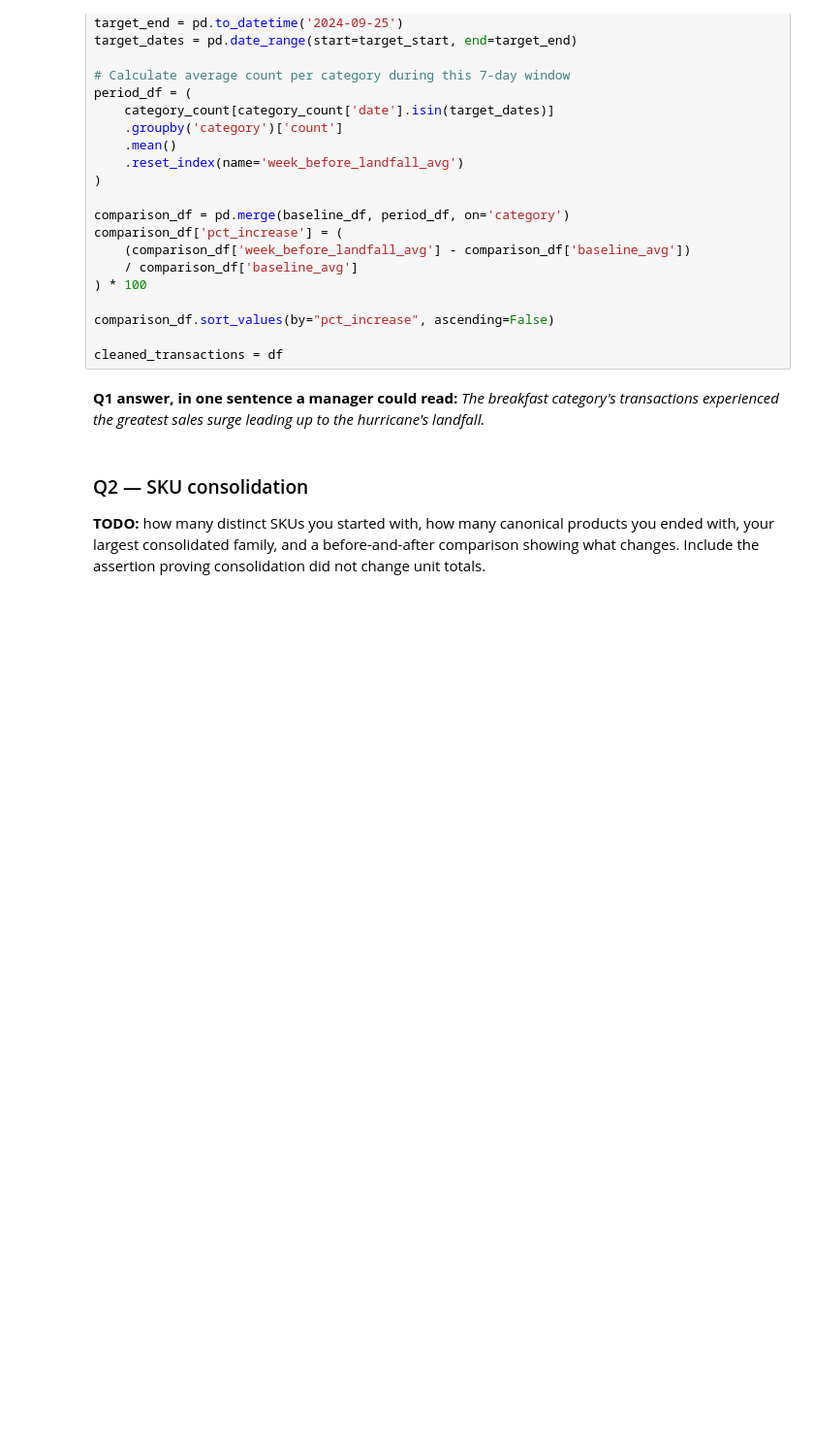
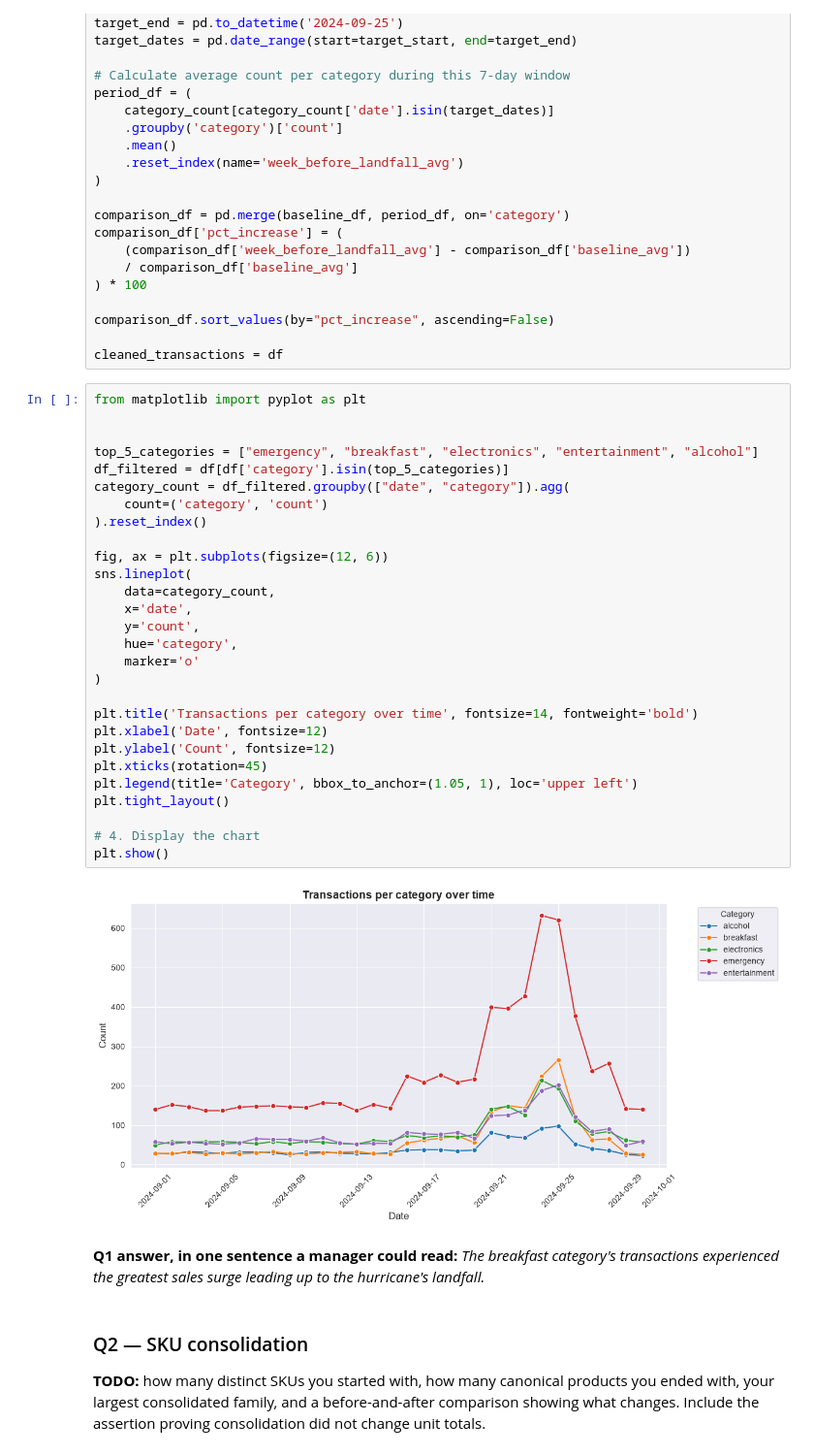
Before and after one commit to Arti-Dev/walmart-hurricane-project, a Jupyter notebook: notebooks/2026-10-30 — Midterm Progress — Lab.ipynb, the cells around one changed output. Shown at 97% size. Cells and saved outputs as stored; diff of their text form; blank space fills up the shorter version.

Commit message:
forgot plot

```diff
--- a/notebooks/2026-10-30 — Midterm Progress — Lab.ipynb
+++ b/notebooks/2026-10-30 — Midterm Progress — Lab.ipynb
@@ -186,6 +186,36 @@ comparison_df['pct_increase'] = (
 comparison_df.sort_values(by="pct_increase", ascending=False)
 
 cleaned_transactions = df
+# %%
+from matplotlib import pyplot as plt
+
+
+top_5_categories = ["emergency", "breakfast", "electronics", "entertainment", "alcohol"]
+df_filtered = df[df['category'].isin(top_5_categories)]
+category_count = df_filtered.groupby(["date", "category"]).agg(
+    count=('category', 'count')
+).reset_index()
+
+fig, ax = plt.subplots(figsize=(12, 6))
+sns.lineplot(
+    data=category_count,
+    x='date',
+    y='count',
+    hue='category',
+    marker='o'
+)
+
+plt.title('Transactions per category over time', fontsize=14, fontweight='bold')
+plt.xlabel('Date', fontsize=12)
+plt.ylabel('Count', fontsize=12)
+plt.xticks(rotation=45)
+plt.legend(title='Category', bbox_to_anchor=(1.05, 1), loc='upper left')
+plt.tight_layout()
+
+# 4. Display the chart
+plt.show()
+# %% [output]
+[figure, added]
 # %% [markdown]
 **Q1 answer, in one sentence a manager could read:** _The breakfast category's transactions experienced the greatest sales surge leading up to the hurricane's landfall._
 # %% [markdown]
```
